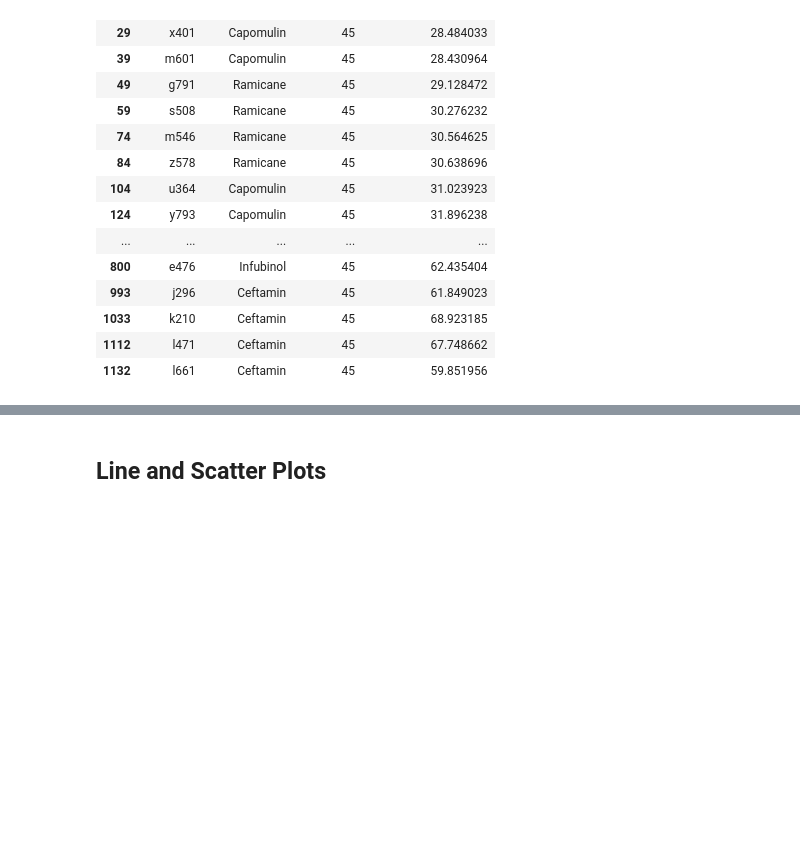
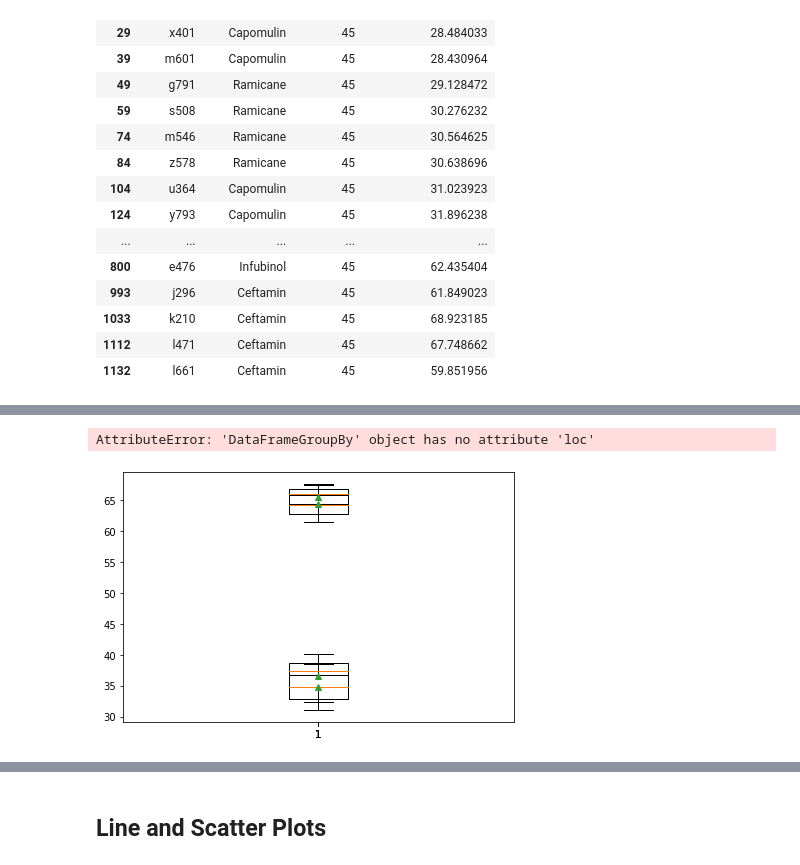
Before and after one commit to clem1803/matplotlib-challenge, a Jupyter notebook: pymaceuticals_starter.ipynb, the cells around one changed output, grey strips where cells are left out. Saved outputs shown, nothing was run; the diff lists cells and outputs as text; code cells hidden in the pictures; blank space fills up the shorter version.

```diff
--- a/pymaceuticals_starter.ipynb
+++ b/pymaceuticals_starter.ipynb
@@ -482,0 +529,2 @@ groupby_fav_regimen_last_time.head()
+# %%
+capomulin=quartiles_df.loc["Capomulin"]
@@ -482,0 +538,2 @@ groupby_fav_regimen_last_time.head()
+# %%
+ceftamin=quartiles_df.loc["Ceftamin"]
@@ -482,0 +547,2 @@ groupby_fav_regimen_last_time.head()
+# %%
+Infubinal=quartiles_df.loc["Infubinol"]
@@ -482,0 +556,2 @@ groupby_fav_regimen_last_time.head()
+# %%
+Ramicane=quartiles_df.loc["Ramicane"]
@@ -482,0 +610,14 @@ groupby_fav_regimen_last_time.head()
+# %%
+outlier = groupby_fav_regimen_last_time.loc[(groupby_fav_regimen_last_time["Tumor Volume (mm3)"] < lower_bound) |
+                                           (groupby_fav_regimen_last_time["Tumor Volume (mm3)"] > upper_bound)]
+outlier
+# %% [output]
+AttributeError: 'DataFrameGroupBy' object has no attribute 'loc'
+# %%
+plt.boxplot(capomulin, showmeans=True)
+plt.boxplot(ceftamin, showmeans=True)
+plt.boxplot(Infubinal, showmeans=True)
+plt.boxplot(Ramicane, showmeans=True)
+plt.tight_layout()
+# %% [output]
+[figure, added]
```
Also changed, not shown: parts of 31 cells of this notebook, 1 other file.
